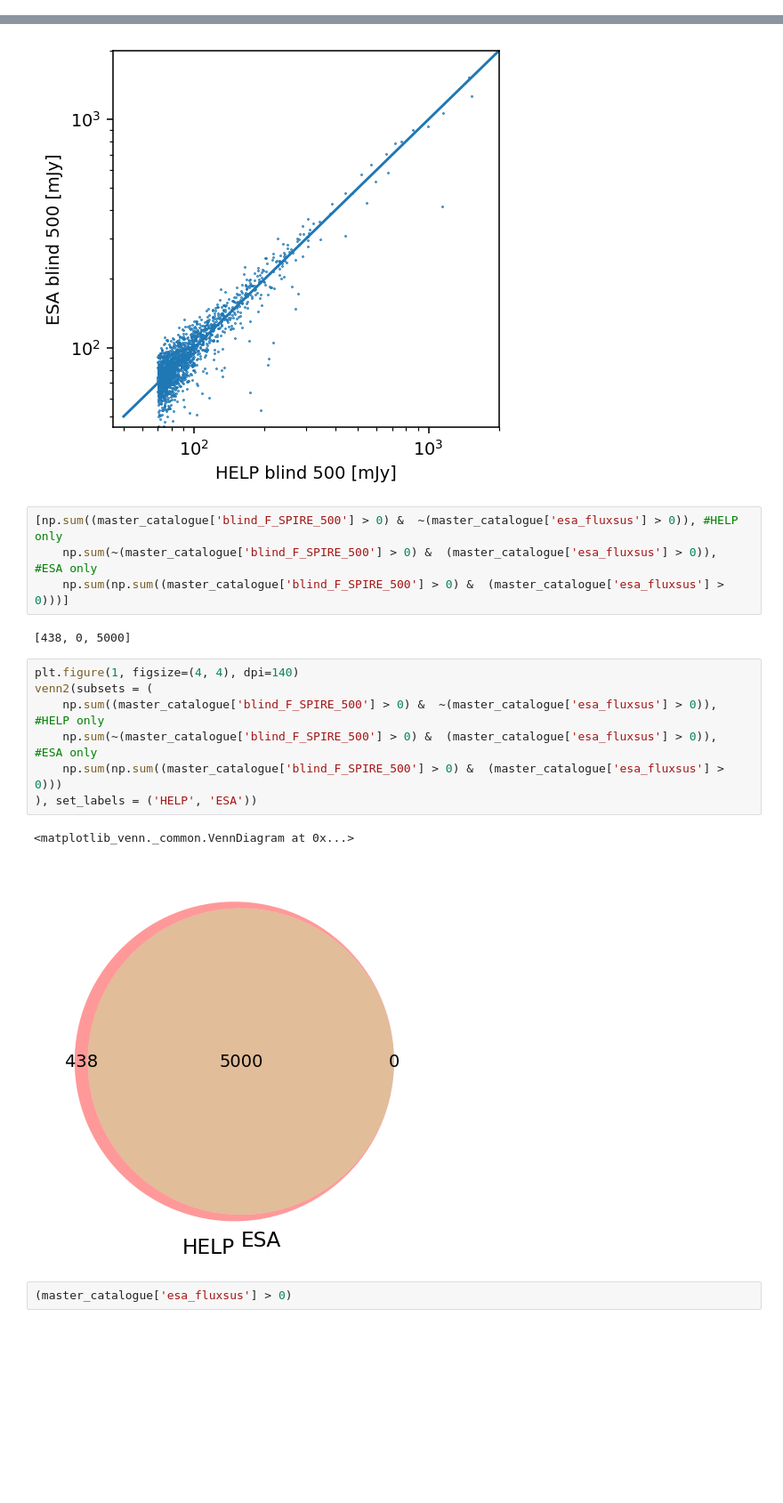
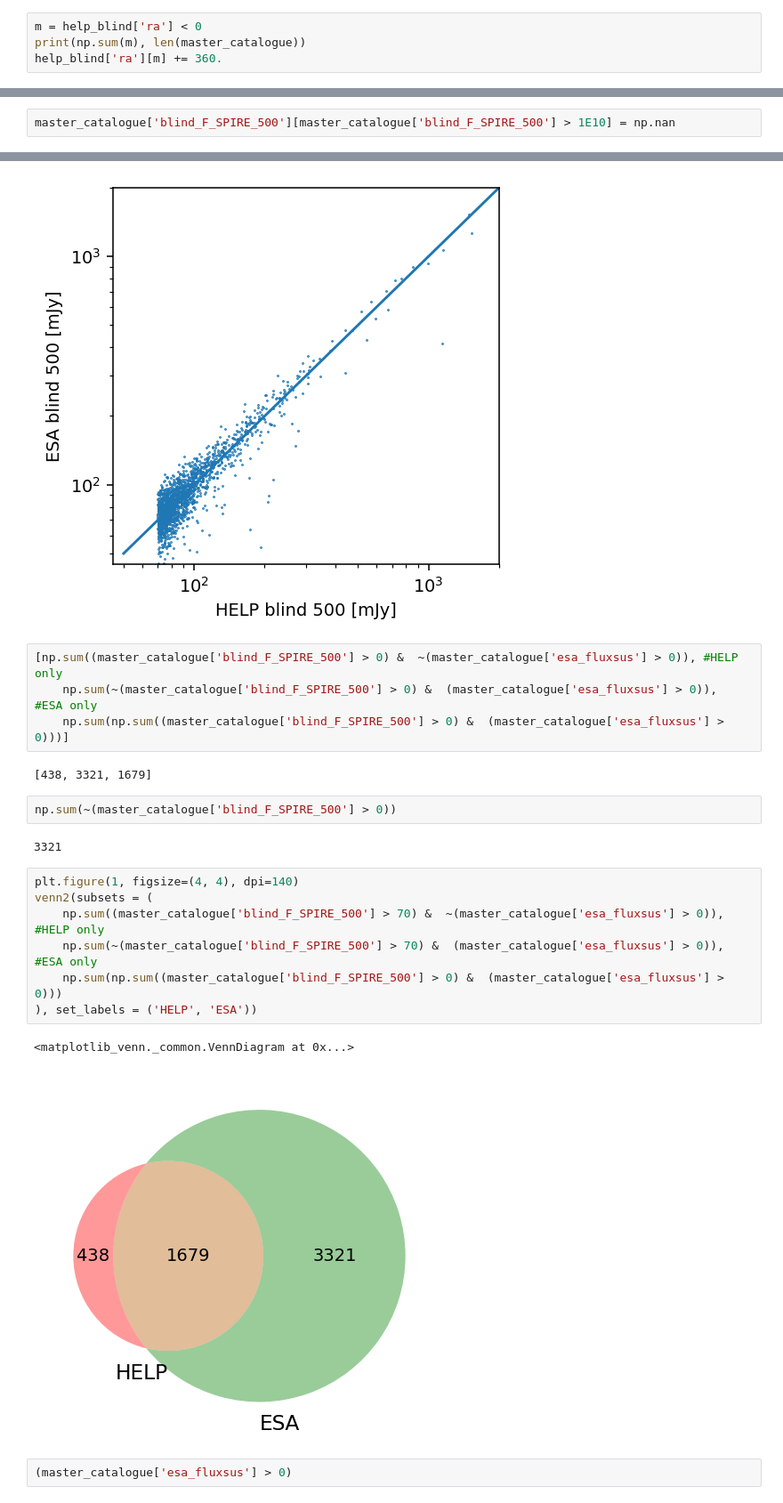
Before and after one commit to H-E-L-P/dmu_products, a Jupyter notebook: dmu22/dmu22_red_source/2_Investigate_red_objects.ipynb, the cells around one changed output, grey strips where cells are left out. Shown at 89% size. Saved outputs shown, nothing was run; the diff lists cells and outputs as text; blank space fills up the shorter version.

```diff
--- a/dmu22/dmu22_red_source/2_Investigate_red_objects.ipynb
+++ b/dmu22/dmu22_red_source/2_Investigate_red_objects.ipynb
@@ -94,3 +94,7 @@ len(esa_blind)
 # %%
 help_blind['blind_RA'].name = 'ra'
 help_blind['blind_Dec'].name = 'dec'
+# %%
+m = help_blind['ra'] < 0
+print(np.sum(m), len(master_catalogue))
+help_blind['ra'][m] += 360.
@@ -227,3 +238,5 @@ master_catalogue = merge_catalogues(master_catalogue, help_cross, "help_ra", "he
 master_catalogue = clean_table(master_catalogue)
 # %% [markdown]
 ## compare sets
+# %%
+master_catalogue['blind_F_SPIRE_500'][master_catalogue['blind_F_SPIRE_500'] > 1E10] = np.nan
@@ -247,17 +302,21 @@ Text(0, 0.5, 'ESA blind 500 [mJy]')
     np.sum(~(master_catalogue['blind_F_SPIRE_500'] > 0) &  (master_catalogue['esa_fluxsus'] > 0)),     #ESA only
     np.sum(np.sum((master_catalogue['blind_F_SPIRE_500'] > 0) &  (master_catalogue['esa_fluxsus'] > 0)))]
 # %% [output]
-[438, 0, 5000]
+[438, 3321, 1679]
+# %%
+np.sum(~(master_catalogue['blind_F_SPIRE_500'] > 0))
+# %% [output]
+3321
 # %%
 plt.figure(1, figsize=(4, 4), dpi=140)
 venn2(subsets = (
-    np.sum((master_catalogue['blind_F_SPIRE_500'] > 0) &  ~(master_catalogue['esa_fluxsus'] > 0)), #HELP only
-    np.sum(~(master_catalogue['blind_F_SPIRE_500'] > 0) &  (master_catalogue['esa_fluxsus'] > 0)),     #ESA only
+    np.sum((master_catalogue['blind_F_SPIRE_500'] > 70) &  ~(master_catalogue['esa_fluxsus'] > 0)), #HELP only
+    np.sum(~(master_catalogue['blind_F_SPIRE_500'] > 70) &  (master_catalogue['esa_fluxsus'] > 0)),     #ESA only
     np.sum(np.sum((master_catalogue['blind_F_SPIRE_500'] > 0) &  (master_catalogue['esa_fluxsus'] > 0)))
 ), set_labels = ('HELP', 'ESA'))
 # %% [output]
 <matplotlib_venn._common.VennDiagram at 0x...>
-[figure, old version]
+[figure, new version]
 # %%
 (master_catalogue['esa_fluxsus'] > 0)
 # %%
```
Also changed, not shown: parts of 4 cells of this notebook.
